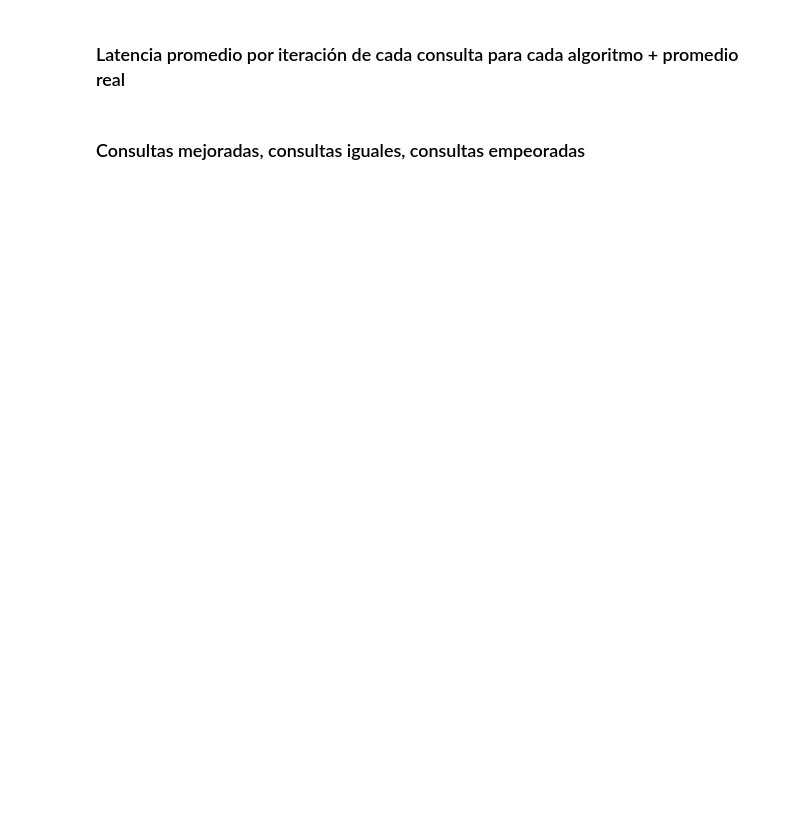
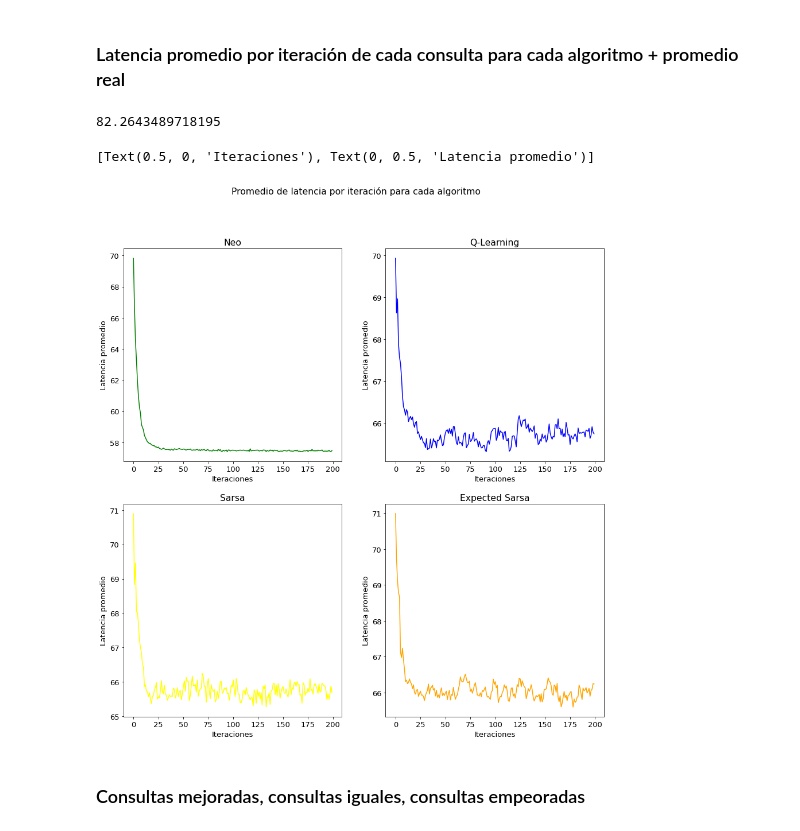
Before and after one commit to ccarmonar/memoria_utfsm_deep_learning_models, a Jupyter notebook: sparql_neo_RL/RL_Experiments.ipynb, the cells around one changed output. Drawn from its saved outputs; the diff is of its cells as text; code cells hidden in the pictures; blank space fills up the shorter version.

```diff
--- a/sparql_neo_RL/RL_Experiments.ipynb
+++ b/sparql_neo_RL/RL_Experiments.ipynb
@@ -41,8 +43,8 @@ URL = "/media/data/ccarmona/memoria/dataset/rl_csvs/"
 # %%
-1+1
+model_name = 'Model_Adam_0.00015'
 # %%
 #ds_rl = pd.read_csv(URL + "ds_rl.csv", engine='python', encoding='utf-8')
-n = 4
+n = model_name
 #neo_df = pd.read_csv(URL + "neo_df.csv", engine='python', encoding='utf-8')
 neo_df_no_history = pd.read_csv(URL + "neo_df_no_history" + str(n) +".csv", engine='python', encoding='utf-8')
 neo_df_final = pd.read_csv(URL + "neo_df_final"+ str(n) +".csv", engine='python', encoding='utf-8')
@@ -155,42 +215,47 @@ real_value = np.ones(len(index_list_ql))*np.mean(ql_df_final['real_new'])
 old_predict = np.ones(len(index_list_ql))*np.mean(ql_df_final['pred_old'])
 # %%
 np.mean(ql_df_final['pred_old'])
+# %% [output]
+82.2643489718195
 # %%
 import matplotlib.pyplot as plt
 import numpy as np
 
 # Some example data to display
 
 fig, ((ax1, ax2), (ax3, ax4)) = plt.subplots(2, 2, figsize=(15,15))
 fig.suptitle('Promedio de latencia por iteración para cada algoritmo')
 c = ['green','blue','yellow','orange','grey','black']
 ax1.set_title('Neo')
 ax1.plot(index_list_neo, values_pred_neo, color=c[0])
 #ax1.plot(index_list_neo, real_value, color=c[5], linestyle='dashed')
-ax1.plot(index_list_neo, old_predict, color=c[4], linestyle='dashed')
+#ax1.plot(index_list_neo, old_predict, color=c[4], linestyle='dashed')
 
 ax2.set_title('Q-Learning')
 ax2.plot(index_list_ql, values_pred_ql, color=c[1])
 #ax2.plot(index_list_ql, real_value, color=c[5], linestyle='dashed')
-ax2.plot(index_list_ql, old_predict, color=c[4], linestyle='dashed')
+#ax2.plot(index_list_ql, old_predict, color=c[4], linestyle='dashed')
 
 ax3.set_title('Sarsa')
 ax3.plot(index_list_sarsa, values_pred_sarsa, color=c[2])
 #ax3.plot(index_list_sarsa, real_value, color=c[5], linestyle='dashed')
-ax3.plot(index_list_sarsa, old_predict, color=c[4], linestyle='dashed')
+#ax3.plot(index_list_sarsa, old_predict, color=c[4], linestyle='dashed')
 
 ax4.set_title('Expected Sarsa')
 ax4.plot(index_list_exsarsa, values_pred_exsarsa, color=c[3])
 #ax4.plot(index_list_exsarsa, real_value, color=c[5], linestyle='dashed')
-ax4.plot(index_list_exsarsa, old_predict, color=c[4], linestyle='dashed')
+#ax4.plot(index_list_exsarsa, old_predict, color=c[4], linestyle='dashed')
 #for ax in fig.get_axes():
 #ax.label_outer()
 
 # set labels
 plt.setp(ax1, xlabel='Iteraciones', ylabel='Latencia promedio')
 plt.setp(ax2, xlabel='Iteraciones', ylabel='Latencia promedio')
 plt.setp(ax3, xlabel='Iteraciones', ylabel='Latencia promedio')
 plt.setp(ax4, xlabel='Iteraciones', ylabel='Latencia promedio')
+# %% [output]
+[Text(0.5, 0, 'Iteraciones'), Text(0, 0.5, 'Latencia promedio')]
+[figure, added]
 # %% [markdown]
 ### Consultas mejoradas, consultas iguales, consultas empeoradas
 # %%
```
Also changed, not shown: parts of 12 cells of this notebook, 24 other files.
